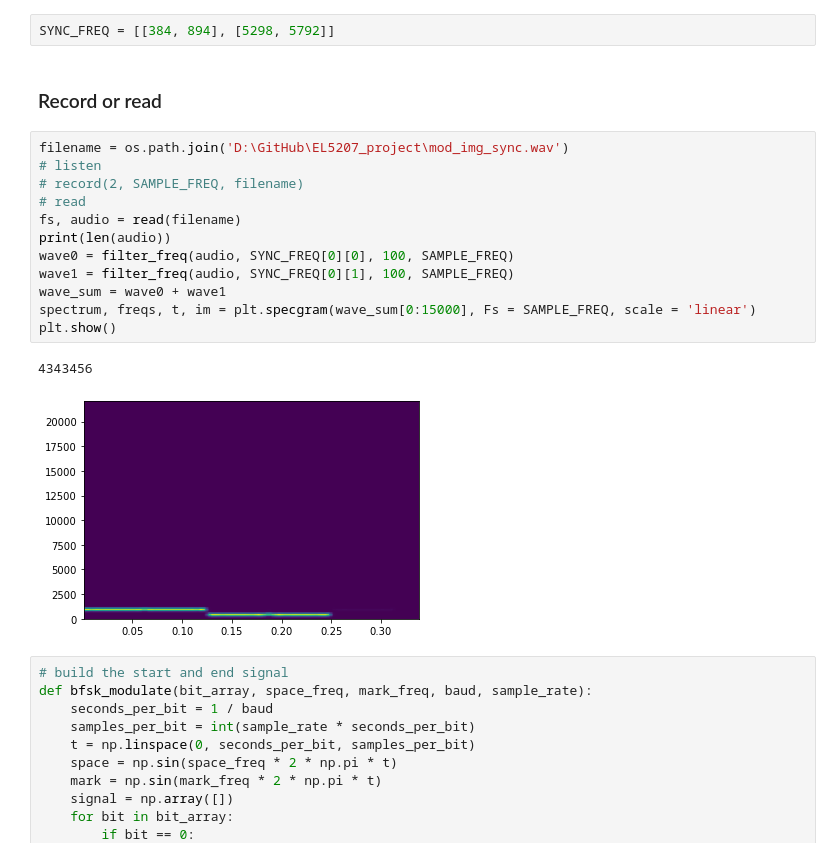
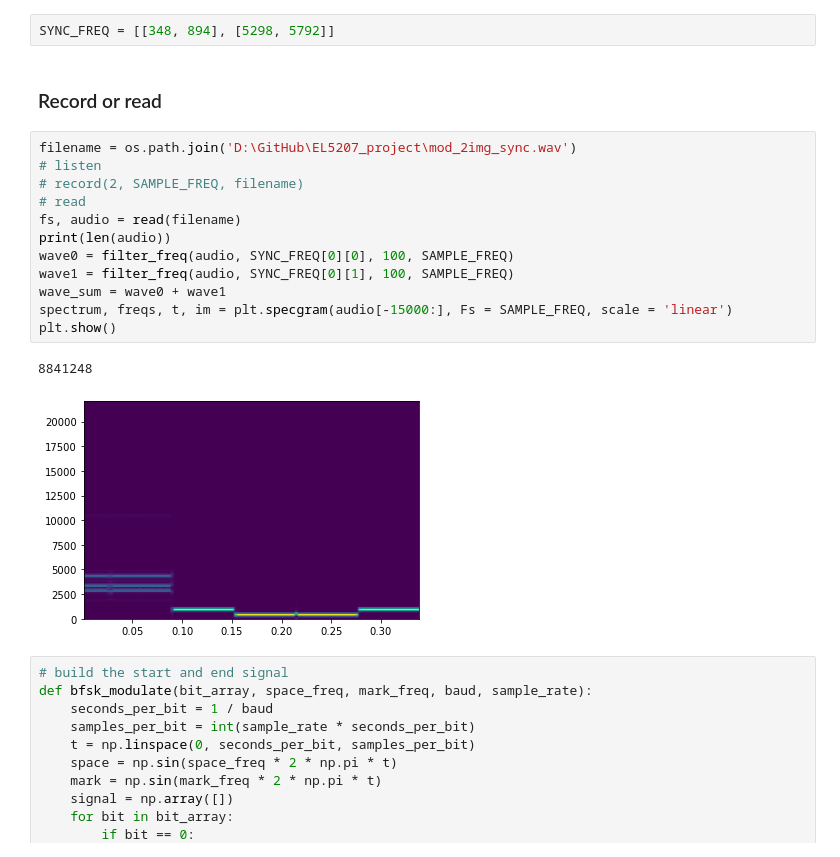
Before and after one commit to leslieecv/EL5207_project, a Jupyter notebook: receiver/demod_viewer.ipynb, the cells around one changed output. Cells and saved outputs as stored; diff of their text form.

Commit message:
Sync done only for one data type

```diff
--- a/receiver/demod_viewer.ipynb
+++ b/receiver/demod_viewer.ipynb
@@ -14,24 +14,24 @@ from sklearn.preprocessing import minmax_scale
 import os
 import math
 # %%
-SYNC_FREQ = [[384, 894], [5298, 5792]]
+SYNC_FREQ = [[348, 894], [5298, 5792]]
 # %% [markdown]
 ### Record or read
 # %%
-filename = os.path.join('D:\GitHub\EL5207_project\mod_img_sync.wav')
+filename = os.path.join('D:\GitHub\EL5207_project\mod_2img_sync.wav')
 # listen
 # record(2, SAMPLE_FREQ, filename)
 # read
 fs, audio = read(filename)
 print(len(audio))
 wave0 = filter_freq(audio, SYNC_FREQ[0][0], 100, SAMPLE_FREQ)
 wave1 = filter_freq(audio, SYNC_FREQ[0][1], 100, SAMPLE_FREQ)
 wave_sum = wave0 + wave1
-spectrum, freqs, t, im = plt.specgram(wave_sum[0:15000], Fs = SAMPLE_FREQ, scale = 'linear')
+spectrum, freqs, t, im = plt.specgram(audio[-15000:], Fs = SAMPLE_FREQ, scale = 'linear')
 plt.show()
 # %% [output]
-4343456
+8841248
-[figure, old version]
+[figure, new version]
 # %%
 # build the start and end signal
 def bfsk_modulate(bit_array, space_freq, mark_freq, baud, sample_rate):
```
Also changed, not shown: parts of 6 cells of this notebook, 3 other files.
